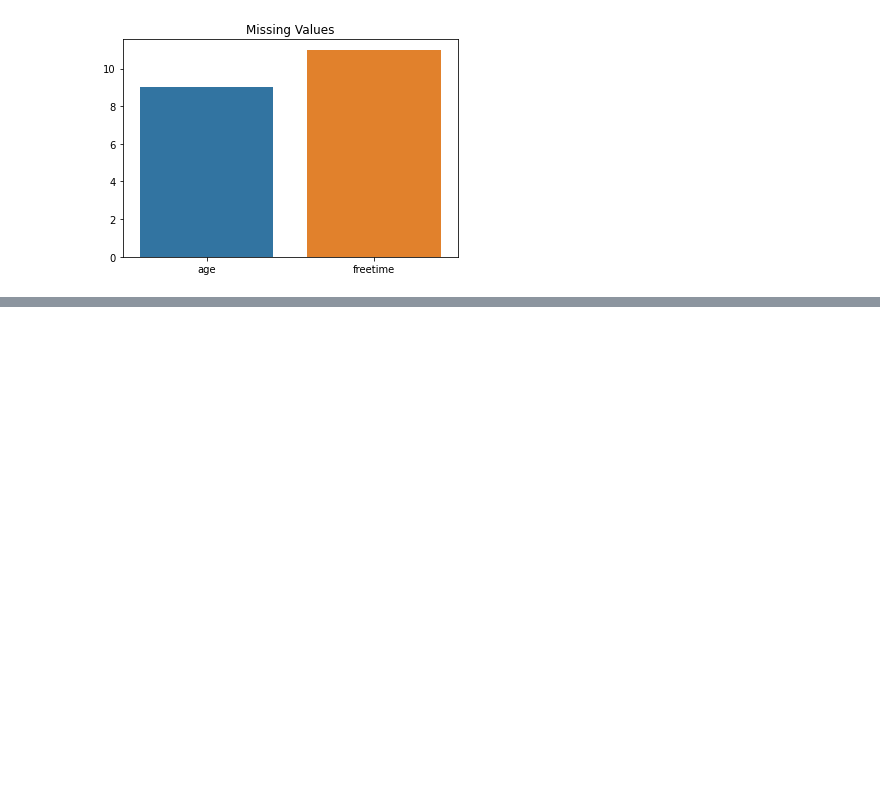
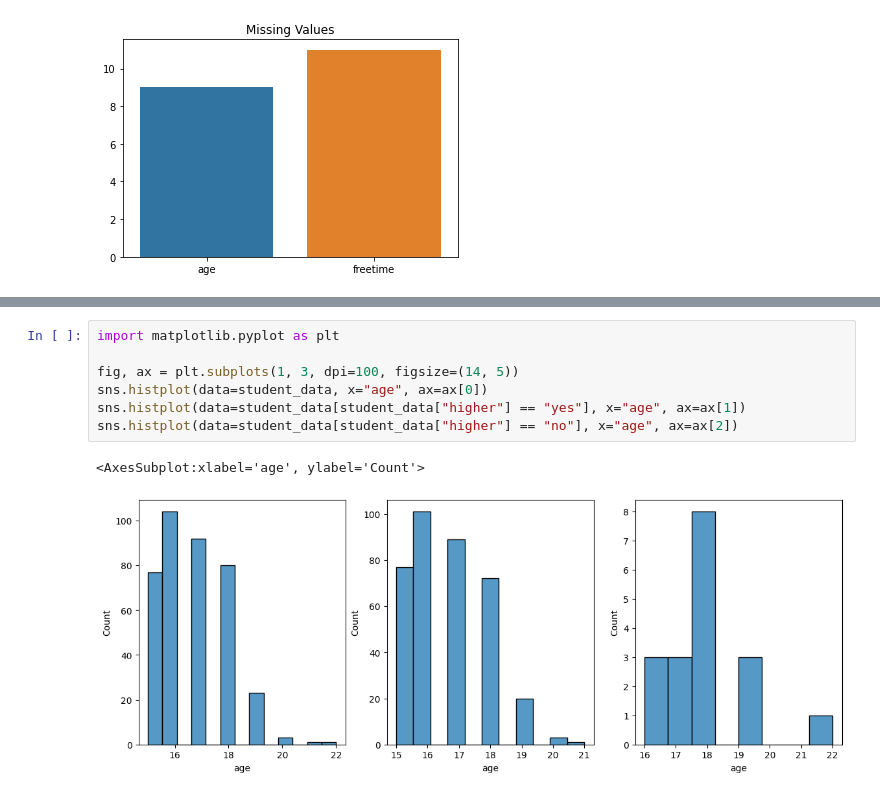
Before and after one commit to cseander/Databehandling-Christopher-Seander, a Jupyter notebook: Exercises/exercise1.ipynb, the cells around one changed output, grey strips where cells are left out. Cells and saved outputs as stored; diff of their text form; blank space fills up the shorter version.

```diff
--- a/Exercises/exercise1.ipynb
+++ b/Exercises/exercise1.ipynb
@@ -166,0 +176,10 @@ student_data.head(25)
+# %%
+import matplotlib.pyplot as plt
+
+fig, ax = plt.subplots(1, 3, dpi=100, figsize=(14, 5))
+sns.histplot(data=student_data, x="age", ax=ax[0])
+sns.histplot(data=student_data[student_data["higher"] == "yes"], x="age", ax=ax[1])
+sns.histplot(data=student_data[student_data["higher"] == "no"], x="age", ax=ax[2])
+# %% [output]
+<AxesSubplot:xlabel='age', ylabel='Count'>
+[figure, added]
```
Also changed, not shown: parts of 17 cells of this notebook.
